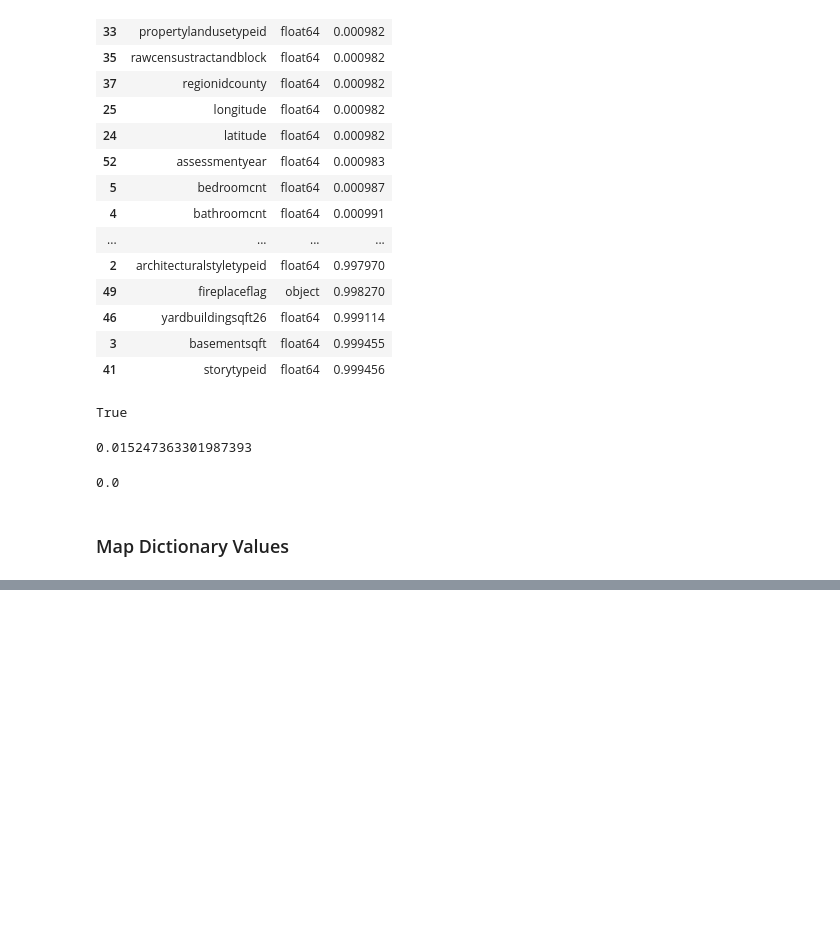
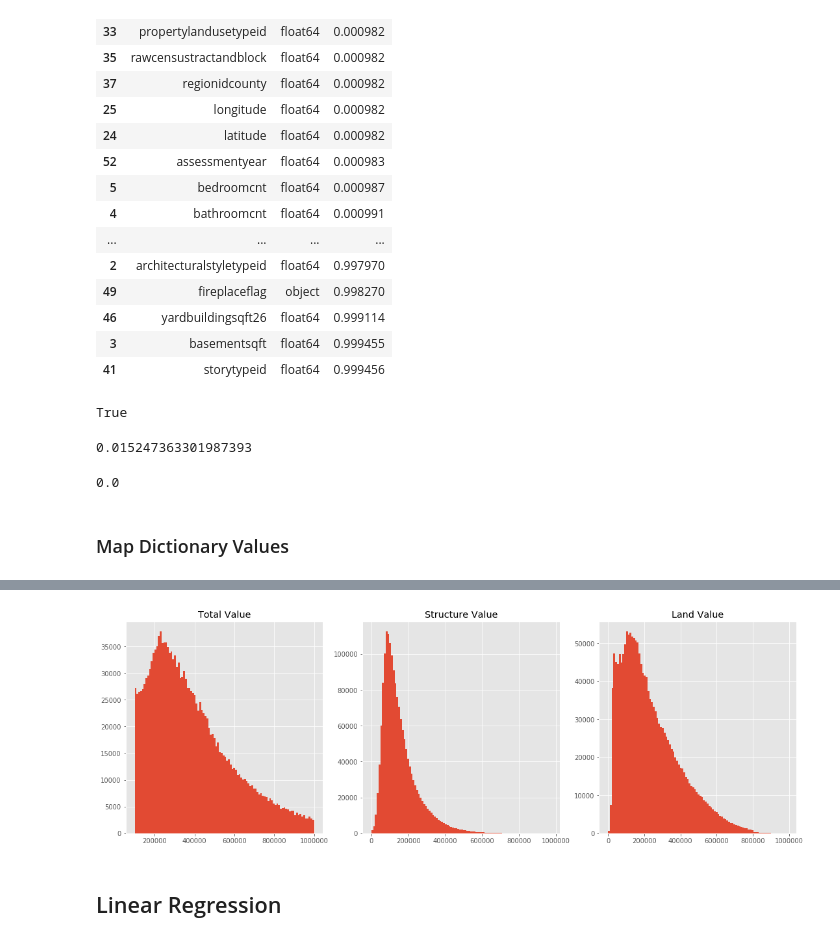
Before and after one commit to sjstone2838/zillow_prize, a Jupyter notebook: notebooks/1. Exploration.ipynb, the cells around one changed output, grey strips where cells are left out. Cells and saved outputs as stored; diff of their text form; code cells hidden in the pictures; blank space fills up the shorter version.

```diff
--- a/notebooks/1. Exploration.ipynb
+++ b/notebooks/1. Exploration.ipynb
@@ -94 +120,5 @@ ImportError: Install xlrd >= 0.9.0 for Excel support
+# %%
+df_2017 = df_2017.join(
+    prop_types.set_index('propertylandusetypeid'),
+    on='propertylandusetypeid')
 # %% [markdown]
@@ -106,7 +136,8 @@ ImportError: Install xlrd >= 0.9.0 for Excel support
 # %%
 features = [
 #     'fips', # Federal Information Processing Standard code
-    'propertylandusetypeid', # Categorical - 16 values
+#     'propertylandusetypeid', # Categorical - 16 values
+    'prop_description', # Categorical - 16 values
 #     'rawcensustractandblock',
 #     'regionidcounty',
 #     'longitude',
@@ -118,7 +149,7 @@ features = [
 #     'propertycountylandusecode', - Long tail, examine in more detail
 #     'regionidzip',
 #     'taxamount', #Data leakage?
-    'calculatedfinishedsquarefeet',
+#     'calculatedfinishedsquarefeet', #Seems to be identical to finishedsquarefeet12
     'yearbuilt',
 #     'regionidcity',
 #     'censustractandblock',
@@ -143,0 +175,5 @@ df.shape
+# %%
+#Filter on Single Family Homes
+df.prop_description.value_counts()
+df = df[df.prop_description == 'Single Family Residential']
+df.shape
@@ -144,7 +182,7 @@ df.shape
 # %%
 # Filter on bedroom, bathroom, and total room counts
-df = df[df.bedroomcnt <= 6]
-df = df[df.bathroomcnt <= 10]
-df = df[df.roomcnt <= 20]
+df = df[(df.bedroomcnt <= 6) & (df.bedroomcnt >= 1)]
+df = df[(df.bathroomcnt <= 10) & (df.bathroomcnt >= 1)]
+df = df[(df.roomcnt <= 20)]
 df.shape
 # %% [output]
@@ -191,0 +216,21 @@ Name: propertylandusetypeid, dtype: int64
+# %%
+fig = plt.gcf()
+fig.set_size_inches(18.5, 6)
+
+plt.subplot(1,3,1)
+plt.title('Total Value')
+df.taxvaluedollarcnt.hist(bins=100)
+
+plt.subplot(1,3,2)
+plt.title('Structure Value')
+df.structuretaxvaluedollarcnt.hist(bins=100);
+
+plt.subplot(1,3,3)
+plt.title('Land Value')
+df.landtaxvaluedollarcnt.hist(bins=100);
+
+plt.show()
+# %% [output]
+[figure, added]
+# %% [markdown]
+## Linear Regression
```
Also changed, not shown: parts of 14 cells of this notebook, 2 other files.
